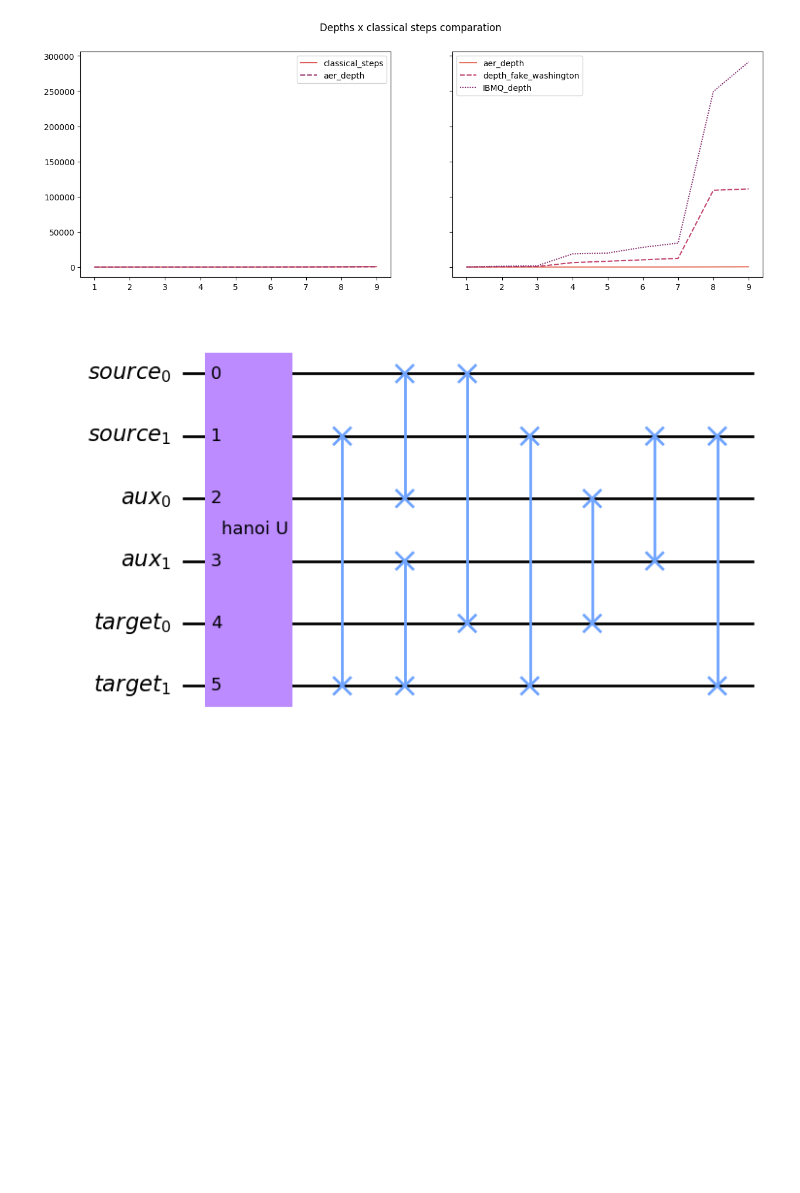
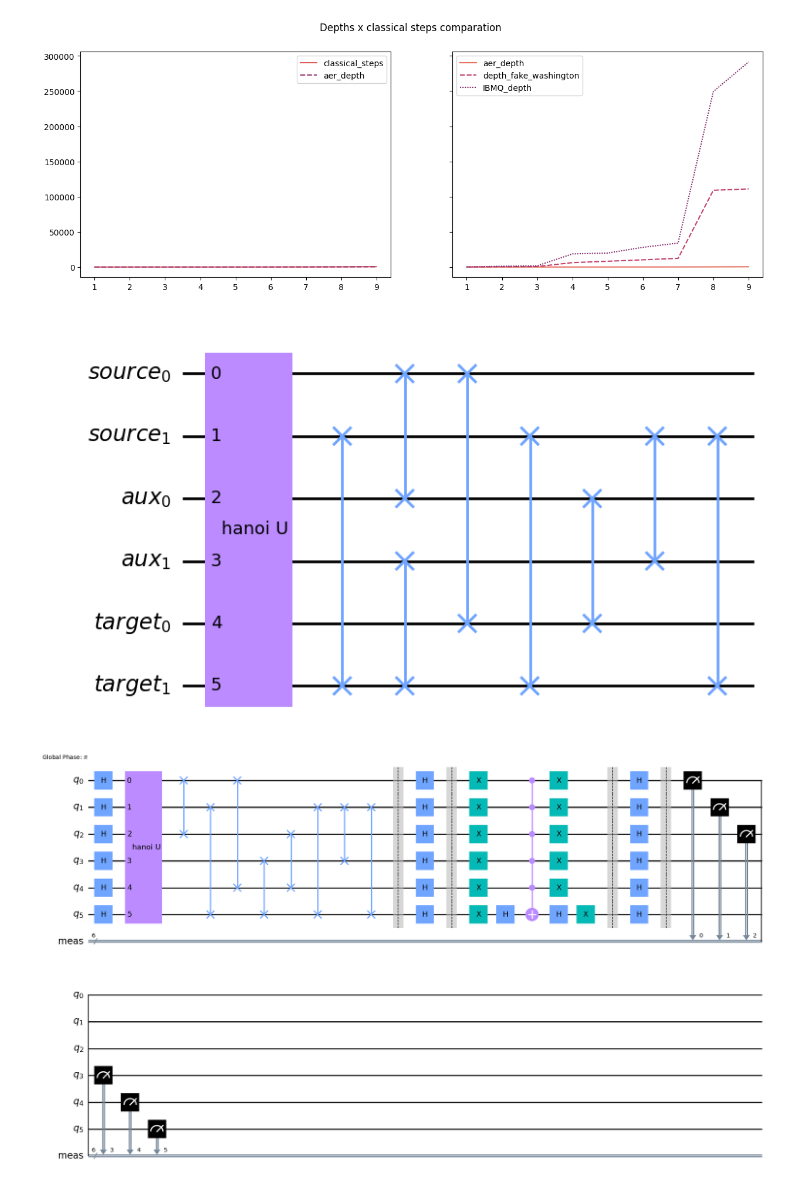
Before and after one commit to Dpbm/scientific-research-1-quantum-oracles, a Jupyter notebook: code/hanoi-tower.ipynb, the cells around one changed output. Saved outputs shown, nothing was run; the diff lists cells and outputs as text; code cells hidden in the pictures; blank space fills up the shorter version.

Commit message:
finished IBMq test

```diff
--- a/code/hanoi-tower.ipynb
+++ b/code/hanoi-tower.ipynb
@@ -346,8 +344,19 @@ plt.show()
 [figure]
 # %%
 sampler = IBMSampler(backend=ibm_backend, options=options)
-qc = auto_hanoi(3)
+
+oracle = auto_hanoi(3)
+grover = GroverOperator(oracle, insert_barriers=True).decompose()
+n_qubits = oracle.num_qubits
+
+grover.name = "Grover"
+
+qc = QuantumCircuit(n_qubits)
+qc.h(range(n_qubits))
+qc.compose(grover, list(range(n_qubits)), inplace=True)
 qc.measure_all()
-job = sampler.run(qc)
+display(qc.draw('mpl', style="clifford", filename=get_image_path("hanoi_3_discs_ibm_q_test.png")))
+job = sampler.run(qc.decompose())
 # %% [output]
 [figure]
+[figure, added]
```
Also changed, not shown: parts of 6 cells of this notebook, 2 other files.
